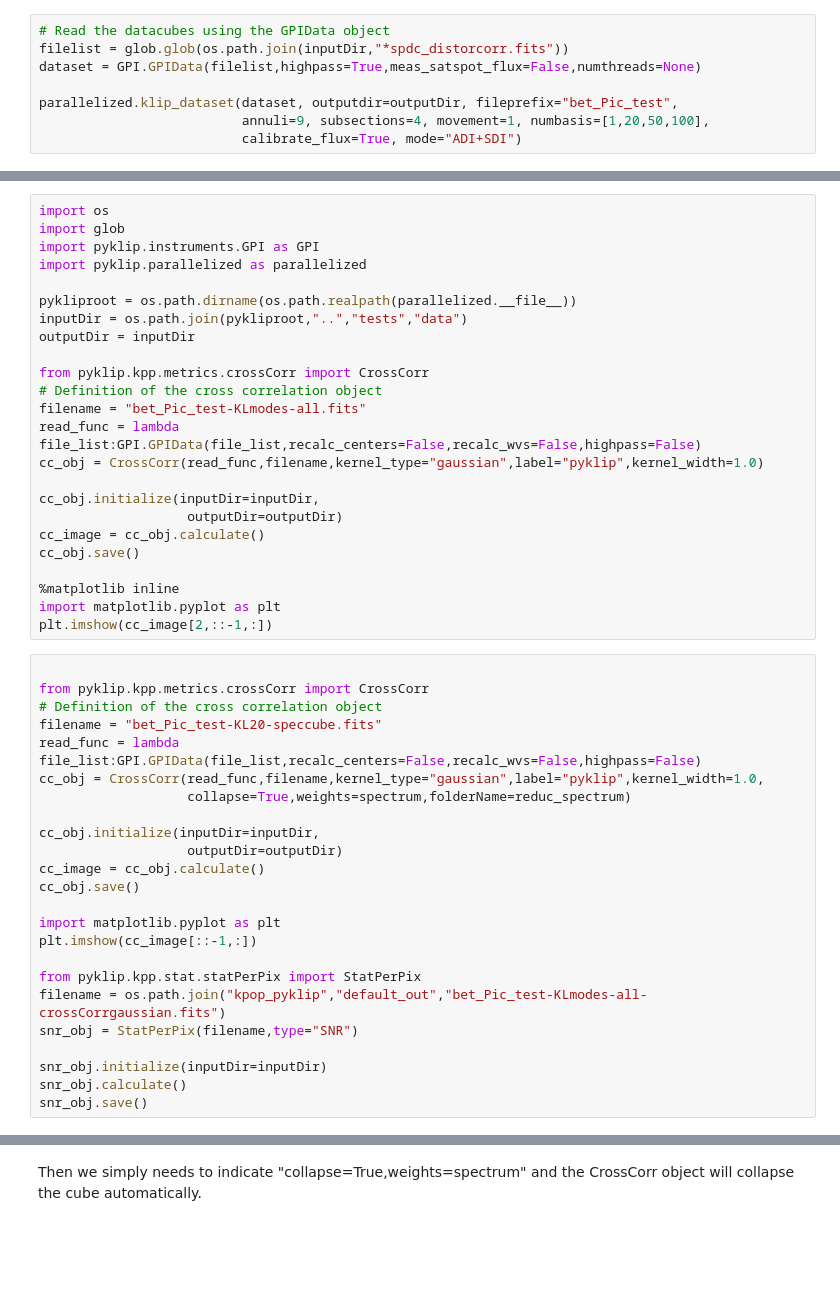
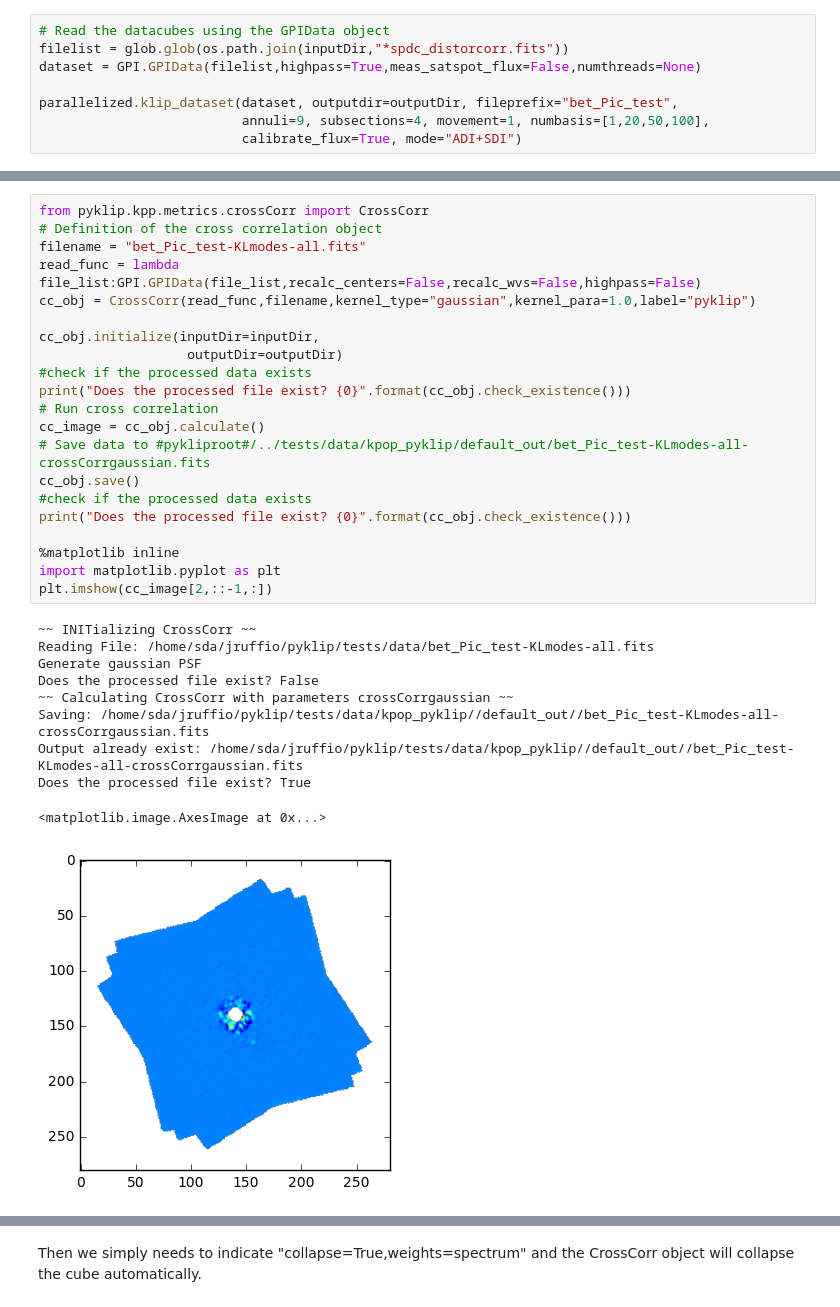
Before and after one commit to UCSB-Exoplanet-Polarimetry-Lab/pyKLIP_NMFJAX, a Jupyter notebook: examples/matched_filter_tutorial.ipynb, the cells around one changed output, grey strips where cells are left out. Cells and saved outputs as stored; diff of their text form; blank space fills up the shorter version.

```diff
--- a/examples/matched_filter_tutorial.ipynb
+++ b/examples/matched_filter_tutorial.ipynb
@@ -52,49 +55,33 @@ Note that by not specifying the outputDir in the SNR calculation, the label and
 # %%
-import os
-import glob
-import pyklip.instruments.GPI as GPI
-import pyklip.parallelized as parallelized
-
-pykliproot = os.path.dirname(os.path.realpath(parallelized.__file__))
-inputDir = os.path.join(pykliproot,"..","tests","data")
-outputDir = inputDir
-
 from pyklip.kpp.metrics.crossCorr import CrossCorr
 # Definition of the cross correlation object
 filename = "bet_Pic_test-KLmodes-all.fits"
 read_func = lambda file_list:GPI.GPIData(file_list,recalc_centers=False,recalc_wvs=False,highpass=False)
-cc_obj = CrossCorr(read_func,filename,kernel_type="gaussian",label="pyklip",kernel_width=1.0)
+cc_obj = CrossCorr(read_func,filename,kernel_type="gaussian",kernel_para=1.0,label="pyklip")
 
 cc_obj.initialize(inputDir=inputDir,
                    outputDir=outputDir)
+#check if the processed data exists
+print("Does the processed file exist? {0}".format(cc_obj.check_existence()))
+# Run cross correlation
 cc_image = cc_obj.calculate()
+# Save data to #pykliproot#/../tests/data/kpop_pyklip/default_out/bet_Pic_test-KLmodes-all-crossCorrgaussian.fits
 cc_obj.save()
+#check if the processed data exists
+print("Does the processed file exist? {0}".format(cc_obj.check_existence()))
 
 %matplotlib inline
 import matplotlib.pyplot as plt
 plt.imshow(cc_image[2,::-1,:])
+# %% [output]
+~~ INITializing CrossCorr ~~
+Reading File: /home/sda/jruffio/pyklip/tests/data/bet_Pic_test-KLmodes-all.fits
+Generate gaussian PSF
+Does the processed file exist? False
+~~ Calculating CrossCorr with parameters crossCorrgaussian ~~
+Saving: /home/sda/jruffio/pyklip/tests/data/kpop_pyklip//default_out//bet_Pic_test-KLmodes-all-crossCorrgaussian.fits
+Output already exist: /home/sda/jruffio/pyklip/tests/data/kpop_pyklip//default_out//bet_Pic_test-KLmodes-all-crossCorrgaussian.fits
+Does the processed file exist? True
+<matplotlib.image.AxesImage at 0x...>
+[figure, added]
-# %%
-
-from pyklip.kpp.metrics.crossCorr import CrossCorr
-# Definition of the cross correlation object
-filename = "bet_Pic_test-KL20-speccube.fits"
-read_func = lambda file_list:GPI.GPIData(file_list,recalc_centers=False,recalc_wvs=False,highpass=False)
-cc_obj = CrossCorr(read_func,filename,kernel_type="gaussian",label="pyklip",kernel_width=1.0,
-                   collapse=True,weights=spectrum,folderName=reduc_spectrum)
-
-cc_obj.initialize(inputDir=inputDir,
-                   outputDir=outputDir)
-cc_image = cc_obj.calculate()
-cc_obj.save()
-
-import matplotlib.pyplot as plt
-plt.imshow(cc_image[::-1,:])
-
-from pyklip.kpp.stat.statPerPix import StatPerPix
-filename = os.path.join("kpop_pyklip","default_out","bet_Pic_test-KLmodes-all-crossCorrgaussian.fits")
-snr_obj = StatPerPix(filename,type="SNR")
-
-snr_obj.initialize(inputDir=inputDir)
-snr_obj.calculate()
-snr_obj.save()
 # %% [markdown]
```
Also changed, not shown: parts of 9 cells of this notebook, 2 other files.
